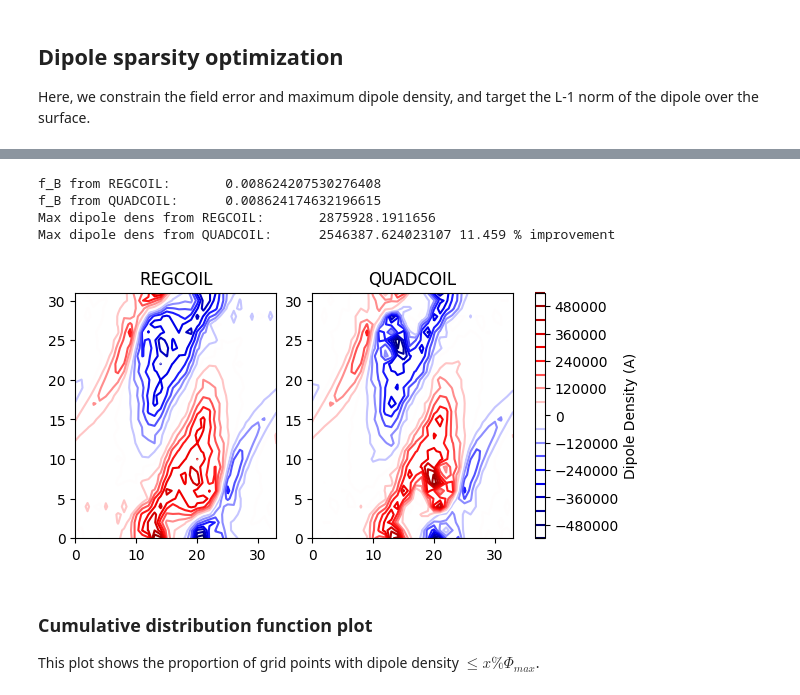
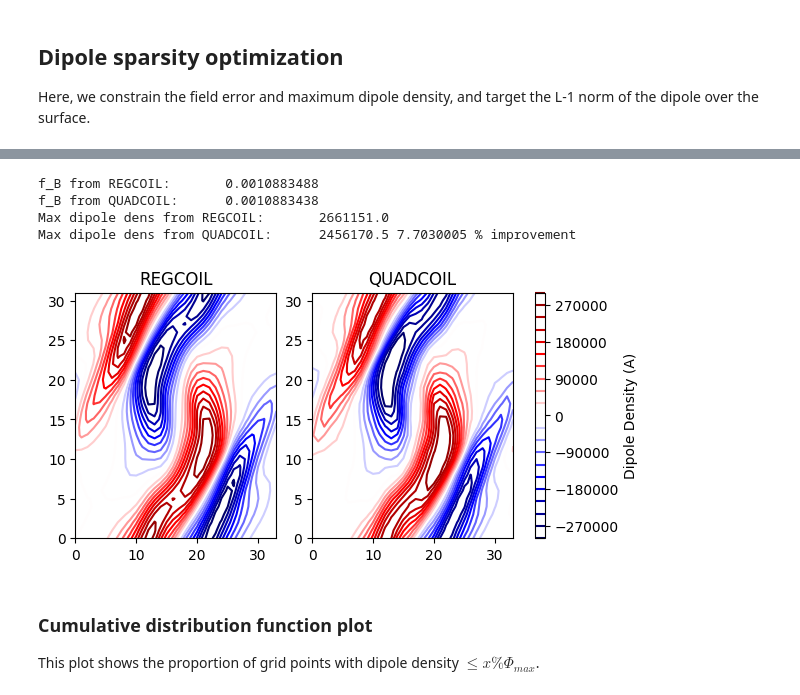
Before and after one commit to lankef/quadcoil, a Jupyter notebook: examples/dipole_density.ipynb, the cells around one changed output, grey strips where cells are left out. Saved outputs shown, nothing was run; the diff lists cells and outputs as text; code cells hidden in the pictures.

```diff
--- a/examples/dipole_density.ipynb
+++ b/examples/dipole_density.ipynb
@@ -168,13 +167,17 @@ Here, we constrain the field error, and target the maximum
 magnitude of the dipole density over the surface
 # %%
 # Calculating normalization factors
-from quadcoil.objective import f_max_Phi2, f_B, f_max_Phi, Phi
+from quadcoil.quantity import f_max_Phi2, f_B, f_max_Phi, Phi, f_l1_Phi, f_max_Phi4
 # Auto-normalization will not work for dipole objectives,
 # because they are zero when Phi is 0.
 # Therefore, we choose instead to normalize
 # using the Phi measured from the inflection point.
 unit_Phi2 = f_max_Phi2(regcoili_qp, phi_test_list[i_infl])
 print('Max(Phi^2) =', unit_Phi2, 'At the inflection point.')
+unit_Phi4 = f_max_Phi4(regcoili_qp, phi_test_list[i_infl])
+print('Max(Phi^4) =', unit_Phi4, 'At the inflection point.')
 unit_Phi = f_max_Phi(regcoili_qp, phi_test_list[i_infl])
 print('Max(Phi) =', unit_Phi, 'At the inflection point.')
+unit_l1 = f_l1_Phi(regcoili_qp, phi_test_list[i_infl])
+print('||Phi||1) =', unit_l1, 'At the inflection point.')
 # %% [output]
@@ -325,8 +248,3 @@ plt.show()
 ## Dipole sparsity optimization
 Here, we constrain the field error and maximum dipole density,
 and target the L-1 norm of the dipole over the surface.
-# %%
-# Calculating normalization factor for L1 regularized
-from quadcoil.objective import f_l1_Phi
-unit_l1 = f_l1_Phi(qp, phi_mn)
-unit_l1
@@ -335,6 +251,9 @@ Array(2767931.85555017, dtype=float64)
+# %%
+f_Phi_ctrl = f_max_Phi(regcoili_qp, phi_test_list[i_infl])
 # %%
 # Solving with the quadcoil default function
-l1_out_dict, l1_qp, l1_phi_mn, l1_status = quadcoil(
+time1 = time.time()
+l1_out_dict, l1_qp, l1_dofs, l1_status = quadcoil(
     nfp=plasma_surface.nfp,
     stellsym=plasma_surface.stellsym,
     plasma_coil_distance=separation,
@@ -350,9 +269,12 @@ l1_out_dict, l1_qp, l1_phi_mn, l1_status = quadcoil(
     objective_unit=unit_l1, # under an f_B, max Phi constraint
     constraint_name=('f_B', 'f_max_Phi',),
     constraint_type=('<=', '<=',),
-    constraint_unit=(f_B_target, f_Phi_crtl,),
-    constraint_value=np.array([f_B_target, f_Phi_crtl,]),
-    verbose=3,
-    **numerical_kwargs
+    constraint_unit=(f_B_target, f_Phi_ctrl,),
+    constraint_value=np.array([f_B_target, f_Phi_ctrl,]),
+    value_only=True
+    # verbose=3,
+    # **numerical_kwargs
 )
+time2 = time.time()
+print(time2-time1)
 # %% [output]
@@ -376,39 +282,39 @@ INNER: L: 0.9139195741878159, dx: 0.0017581712725940606, du: 0.00117773160035861
 # %%
 print('f_B from REGCOIL:      ', f_B(regcoili_qp, phi_test_list[i_infl]))
-print('f_B from QUADCOIL:     ', f_B(l1_qp, l1_phi_mn))
+print('f_B from QUADCOIL:     ', f_B(l1_qp, l1_dofs))
 f_l1_Phi_crtl = f_l1_Phi(regcoili_qp, phi_test_list[i_infl])
-f_l1_Phi_l1 = f_l1_Phi(l1_qp, l1_phi_mn)
+f_l1_Phi_l1 = f_l1_Phi(l1_qp, l1_dofs)
 print('Max dipole dens from REGCOIL:      ', f_l1_Phi_crtl)
 print('Max dipole dens from QUADCOIL:     ', f_l1_Phi_l1, round((f_l1_Phi_crtl-f_l1_Phi_l1)/f_l1_Phi_crtl*100, 3), '% improvement')
 
-phi_regcoil = Phi(qp, phi_test_list[i_infl])
-phi_quadcoil_l1 = Phi(l1_qp, l1_phi_mn)
-cmin = np.min([phi_regcoil, phi_quadcoil])
-cmax = np.max([phi_regcoil, phi_quadcoil])
+phi_regcoil = Phi(regcoili_qp, phi_test_list[i_infl])
+phi_quadcoil_l1 = Phi(l1_qp, l1_dofs)
+cmin = np.min([phi_regcoil, phi_quadcoil_l1])
+cmax = np.max([phi_regcoil, phi_quadcoil_l1])
 
 fig, axes = plt.subplots(1, 2, figsize=(6, 3), constrained_layout=True)
 
 # Plot for REGCOIL
 im0 = axes[0].contour(phi_regcoil, vmin=cmin, vmax=cmax, cmap = 'seismic', levels=20)
 axes[0].set_title('REGCOIL')
 
 # Plot for QUADCOIL
 im1 = axes[1].contour(phi_quadcoil_l1, vmin=cmin, vmax=cmax, cmap = 'seismic', levels=20)
 axes[1].set_title('QUADCOIL')
 
 
 
 # Add colorbar with better positioning
 cbar = fig.colorbar(im1, ax=axes, orientation='vertical', shrink=1., aspect=25, pad=0.05)
 cbar.set_label("Dipole Density (A)")
 
 plt.show()
 # %% [output]
-f_B from REGCOIL:       0.008624207530276408
-f_B from QUADCOIL:      0.008624174632196615
-Max dipole dens from REGCOIL:       2875928.1911656
-Max dipole dens from QUADCOIL:      2546387.624023107 11.459 % improvement
+f_B from REGCOIL:       0.0010883488
+f_B from QUADCOIL:      0.0010883438
+Max dipole dens from REGCOIL:       2661151.0
+Max dipole dens from QUADCOIL:      2456170.5 7.7030005 % improvement
-[figure, old version]
+[figure, new version]
 # %% [markdown]
 ### Cumulative distribution function plot
 This plot shows the proportion of grid points
```
Also changed, not shown: parts of 25 cells of this notebook, 9 other files.
